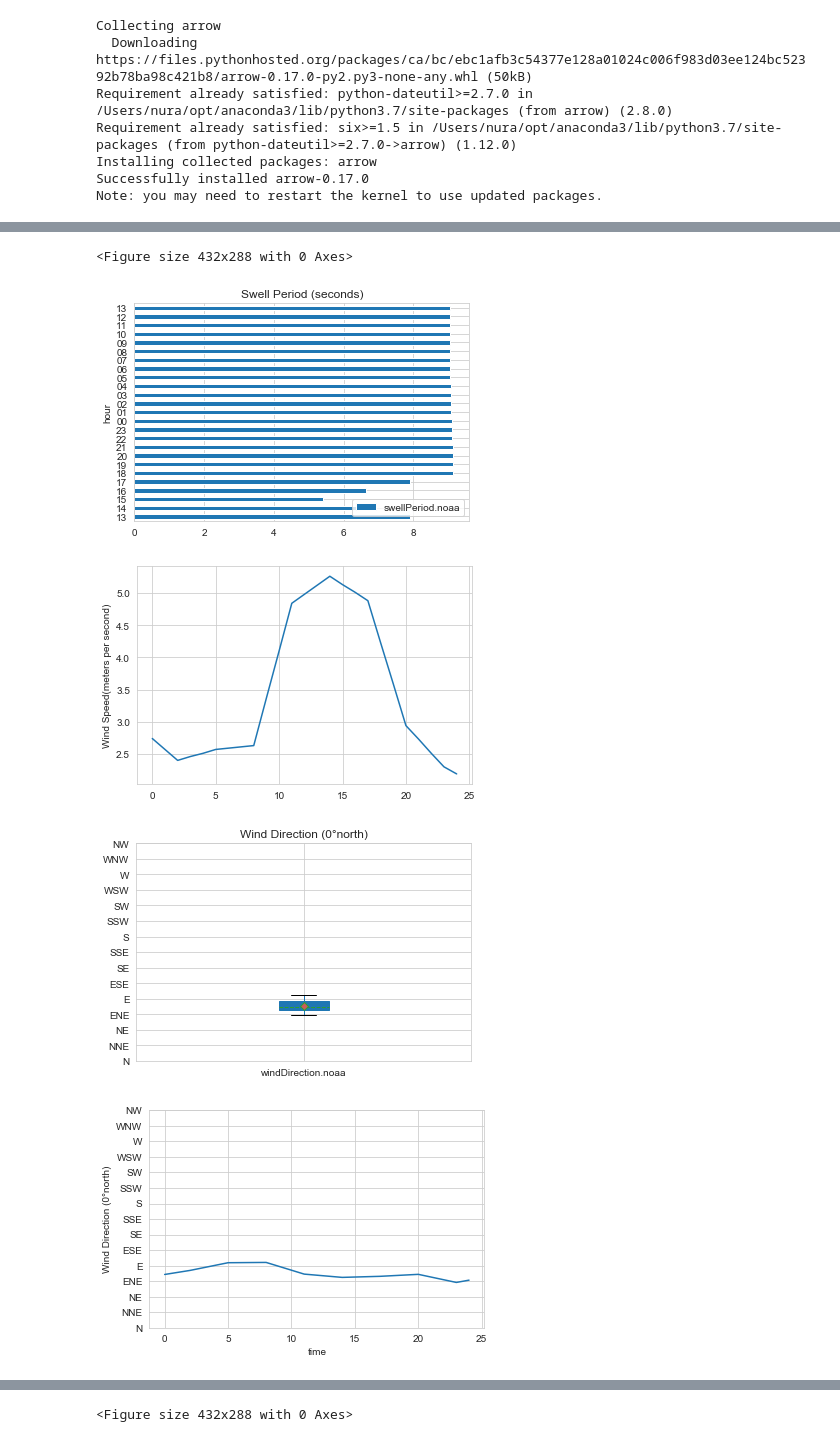
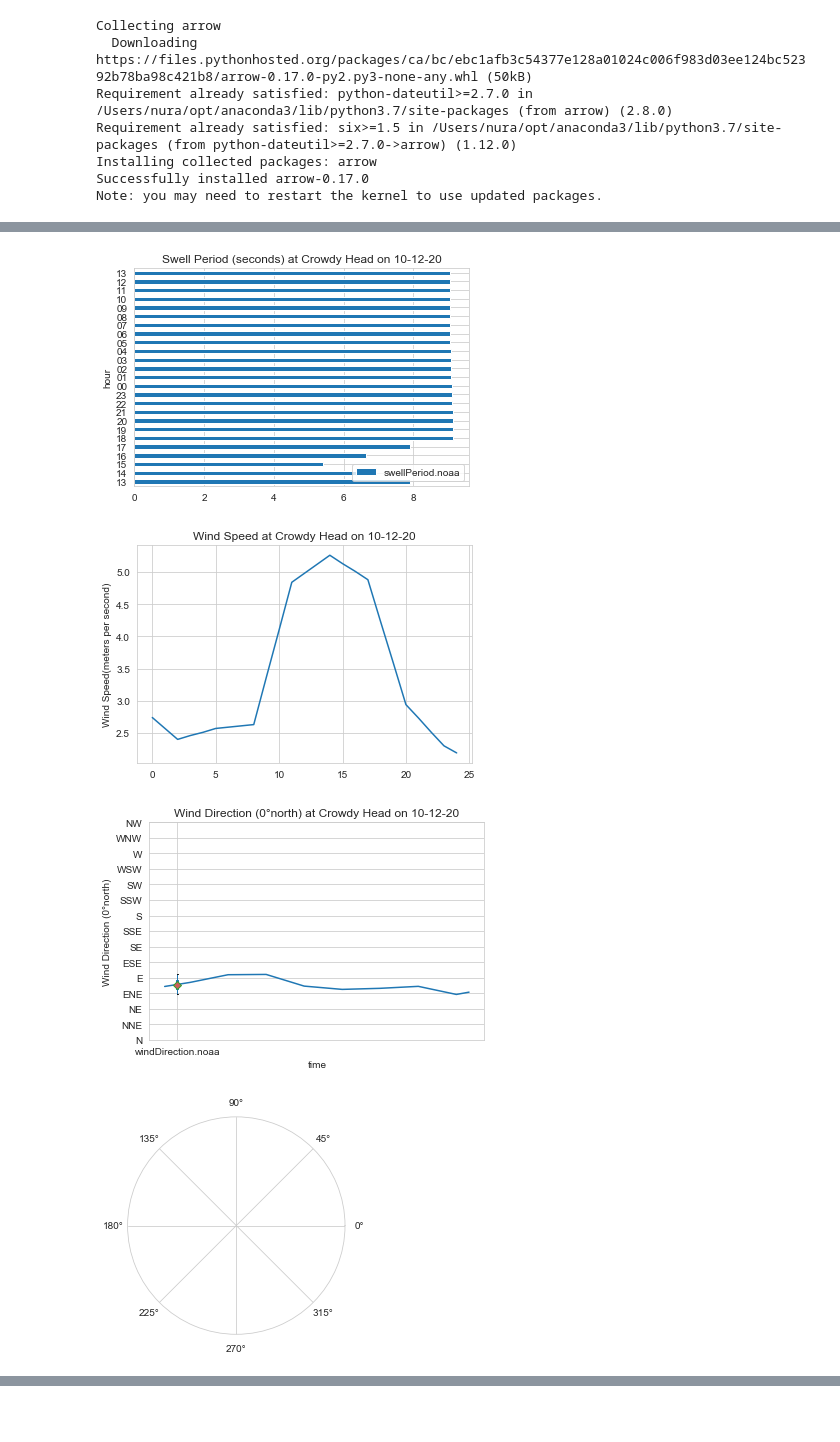
Before and after one commit to Nnra/Python-Project-Surfspy, a Jupyter notebook: surf_main.ipynb, the cells around one changed output, grey strips where cells are left out. Cells and saved outputs as stored; diff of their text form; code cells hidden in the pictures; blank space fills up the shorter version.

```diff
--- a/surf_main.ipynb
+++ b/surf_main.ipynb
@@ -219,7 +219,8 @@ response = requests.get(
 # key1: '1eb723a6-2805-11eb-8ea5-0242ac130002-1eb7248c-2805-11eb-8ea5-0242ac130002'
 
 # Do something with response data.
-weather_data = response.json()
+############################################################################################# weather
+# weather_data = response.json()
 
 
 weather_meta = weather_data['meta']
@@ -257,7 +258,8 @@ response = requests.get(
 # key1: '1eb723a6-2805-11eb-8ea5-0242ac130002-1eb7248c-2805-11eb-8ea5-0242ac130002'
 
 # Do something with response data.
-extremeTide_data_all = response.json()
+############################################################################################# extremeTide
+# extremeTide_data_all = response.json()
 
 #extremeTide_data_all
 
@@ -292,6 +294,8 @@ response = requests.get(
 # key1: '1eb723a6-2805-11eb-8ea5-0242ac130002-1eb7248c-2805-11eb-8ea5-0242ac130002'
 
 # Do something with response data.
+
+############################################################################################# seaLevel
 seaLevel_data_all = response.json()
 seaLevel_data_all
 
@@ -321,7 +325,7 @@ ax.scatter(df_weather.index.values,
 
 ax.set(xlabel="hour",
        ylabel="airTemperature",
-       title="Hourly airTemperature (celsius)")
+       title="Hourly airTemperature (celsius) at {loc} on {date}".format(loc=loc, date=date))
 
 plt.show()
 fig.savefig('airTemperature_{loc}_{date}.png'.format(loc=loc,date=date))
@@ -332,30 +336,36 @@ df_weather.columns
 df_weather["hour"] = df_weather.time.str[11:13]
 
 if("swellHeight.noaa" in df_weather):
-    df_weather["swellHeight.noaa"].plot(title='Swell Height (meters)')
+    df_weather["swellHeight.noaa"].plot(title='Swell Height (meters) at {loc} on {date}'.format(loc=loc, date=date))
 else:
     print("No available data for secondary swell for " + loc + "from stormglass API.")
 
 if("swellDirection.noaa" in df_weather):
-    df_weather.plot(kind='bar', y='swellDirection.noaa', x='hour', title='Swell Direction (0°north)')
+    df_weather.plot(kind='bar', y='swellDirection.noaa', x='hour', title='Swell Direction (0°north) at {loc} on {date}'.format(loc=loc, date=date))
+    fig1 = plt.gcf()
     plt.show()
-    plt.savefig('swellDirection_{loc}_{date}.png'.format(loc=loc,date=date))
+    fig1.savefig('swellDirection_{loc}_{date}.png'.format(loc=loc,date=date))
 else:
     print("No available data for swell direction for " + loc + "from stormglass API.")
 
 if("swellPeriod.noaa" in df_weather):
-    df_weather.plot(kind='barh', y='swellPeriod.noaa', x='hour', title='Swell Period (seconds)')
+    df_weather.plot(kind='barh', y='swellPeriod.noaa', x='hour', title='Swell Period (seconds) at {loc} on {date}'.format(loc=loc, date=date))
+    fig1 = plt.gcf()
     plt.show()
-    plt.savefig('swellPeriod_{loc}_{date}.png'.format(loc=loc,date=date))
+    fig1.savefig('swellPeriod_{loc}_{date}.png'.format(loc=loc,date=date))
 else:
     print("No available data for swell period for " + loc + "from stormglass API.")
 
 plt.plot(df_weather["windSpeed.noaa"])
 plt.ylabel("Wind Speed(meters per second)");
+plt.title("Wind Speed at {loc} on {date}".format(loc=loc, date=date))
+fig1 = plt.gcf()
+plt.show()
+fig1.savefig('WindSpeed_{loc}_{date}.png'.format(loc=loc,date=date))
 
 #wind Direction and ??? over time of the day??
 
-df_weather.plot.box(y='windDirection.noaa', title='Wind Direction (0°north)',
+df_weather.plot.box(y='windDirection.noaa', title='Wind Direction (0°north) at {loc} on {date}'.format(loc=loc, date=date),
                     patch_artist=True, showmeans=True,
                     boxprops = {'color':'black','facecolor':'#9999ff'},
                     flierprops = {'marker':'o','markerfacecolor':'red','color':'black'},
@@ -363,9 +373,7 @@ df_weather.plot.box(y='windDirection.noaa', title='Wind Direction (0°north)',
                     medianprops = {'linestyle':'--','color':'orange'})
 plt.yticks([24,48,72,96,120,144,168,192,216,240,264,288,312,336,360],
            ["N","NNE","NE","ENE","E","ESE", "SE", "SSE","S","SSW","SW","WSW","W","WNW","NW","NNW"])
-fig1 = plt.gcf()
-plt.show()
-fig1.savefig('WindDirection_{loc}_{date}.png'.format(loc=loc,date=date))
+
 
 #wind direction
 plt.plot(df_weather["windDirection.noaa"])
@@ -373,6 +381,10 @@ plt.ylabel("Wind Direction (0°north)");
 plt.xlabel("time")
 plt.yticks([24,48,72,96,120,144,168,192,216,240,264,288,312,336,360],
            ["N","NNE","NE","ENE","E","ESE", "SE", "SSE","S","SSW","SW","WSW","W","WNW","NW","NNW"])
+#plt.title()
+fig1 = plt.gcf()
+plt.show()
+fig1.savefig('WindDirection_{loc}_{date}.png'.format(loc=loc,date=date))
 
 # Fixing random state for reproducibility
 
@@ -391,13 +403,13 @@ from windrose import WindroseAxes
 
 ax = WindroseAxes.from_ax()
 ax.bar(df_weather['windDirection.noaa'], df_weather['windSpeed.noaa'], normed=True, opening=0.8, edgecolor='white')
-title='WindRose Plot'
+title='WindRose Plot at {loc} on {date}'.format(loc=loc, date=date)
 ax.set_title(title,fontsize=15,loc='center')
 
 ax.set_legend()
 
+fig1 = plt.gcf()
 plt.show()
-fig1 = plt.gcf()
 fig1.savefig('WindRose_{loc}_{date}.png'.format(loc=loc,date=date))
 
 
@@ -415,12 +427,10 @@ fig = go.Figure(data=go.Scattergeo(
         ))
 
 fig.update_layout(
-        title = 'Sample locations)',
+        title = 'Coast locations',
         geo_scope='world',
     )
 fig.show()
-fig1 = plt.gcf()
-fig1.savefig('map_{loc}_{date}.png'.format(loc=loc,date=date))
 
 ############## Getting Tides Data and Plot ################3
 tideScraper(loc, state, lat, long, date)
@@ -449,5 +459,4 @@ Player your surf report on: 2020-12-10 20:45:20 at Crowdy Head you gave a score
-<Figure size 432x288 with 0 Axes>
-[figure, old version]
+[figure, new version]
-[figure, old version]
+[figure, new version]
-[figure, old version]
+[figure, new version]
-[figure, old version]
+[figure, new version]
@@ -457 +465,0 @@ Player your surf report on: 2020-12-10 20:45:20 at Crowdy Head you gave a score
-<Figure size 432x288 with 0 Axes>
```
Also changed, not shown: parts of 3 cells of this notebook, 1 other file.
